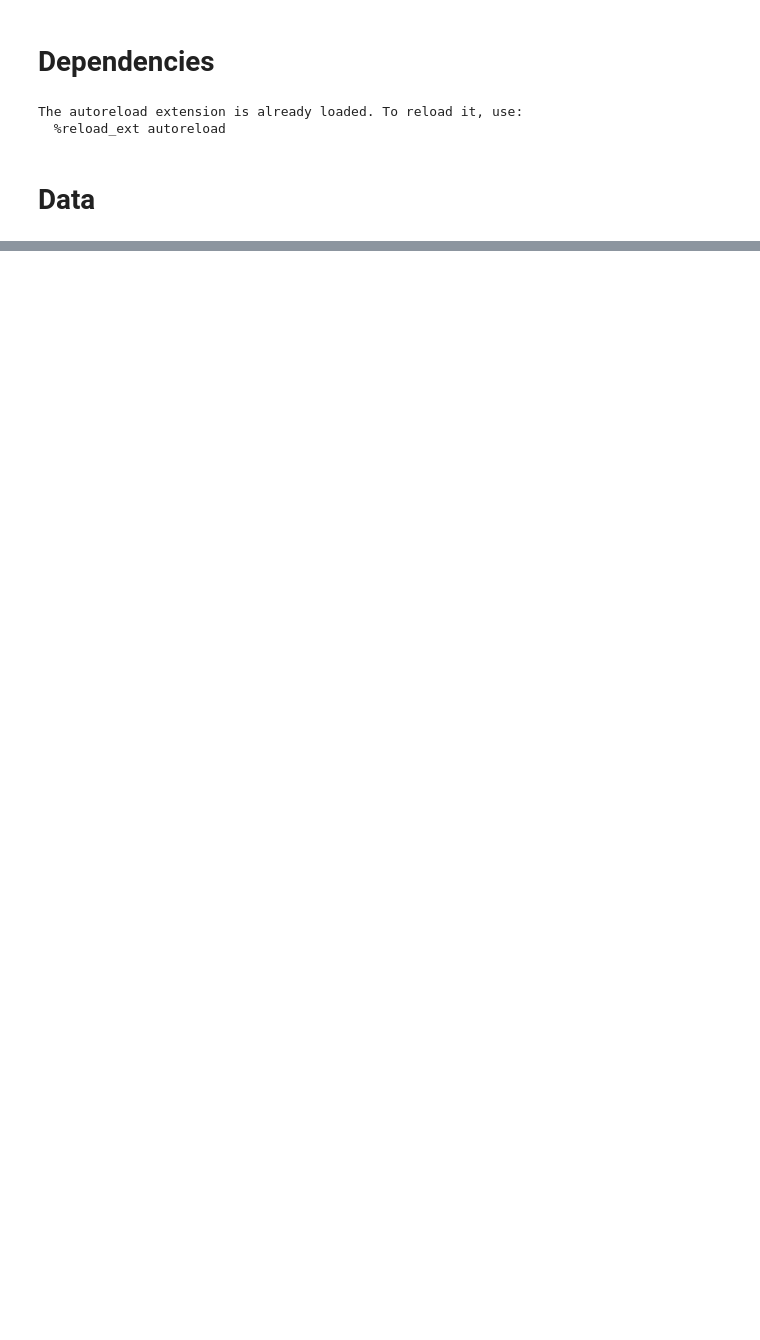
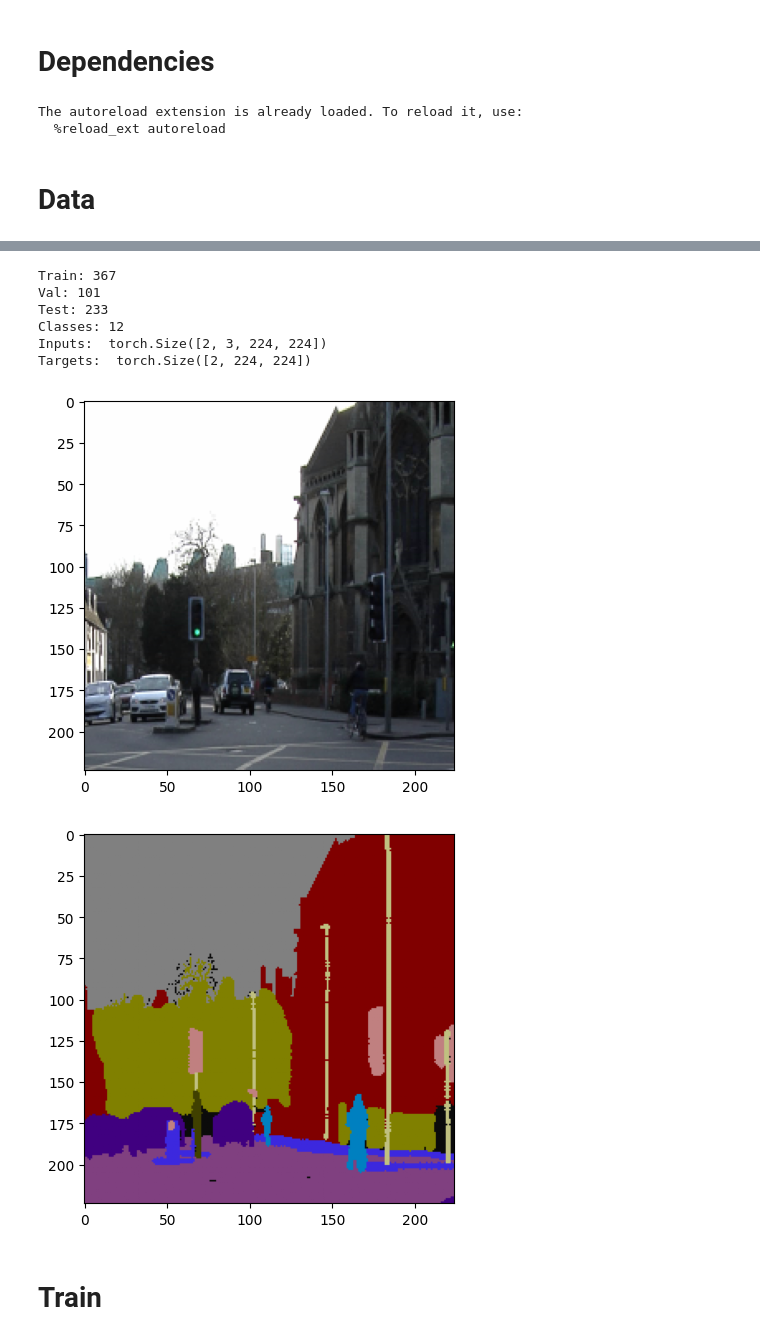
Before and after one commit to BrainBow65/pytorch_tiramisu, a Jupyter notebook: new_train.ipynb, the cells around one changed output, grey strips where cells are left out. Cells and saved outputs as stored; diff of their text form; code cells hidden in the pictures; blank space fills up the shorter version.

Commit message:
reached training

```diff
--- a/new_train.ipynb
+++ b/new_train.ipynb
@@ -63,0 +64,23 @@ test_loader = torch.utils.data.DataLoader(
+# %%
+print("Train: %d" %len(train_loader.dataset.imgs))
+print("Val: %d" %len(val_loader.dataset.imgs))
+print("Test: %d" %len(test_loader.dataset.imgs))
+print("Classes: %d" % len(train_loader.dataset.classes))
+
+inputs, targets = next(iter(train_loader))
+print("Inputs: ", inputs.size())
+print("Targets: ", targets.size())
+
+utils.imgs.view_image(inputs[0])
+utils.imgs.view_annotated(targets[0])
+# %% [output]
+Train: 367
+Val: 101
+Test: 233
+Classes: 12
+Inputs:  torch.Size([2, 3, 224, 224])
+Targets:  torch.Size([2, 224, 224])
+[figure, added]
+[figure, added]
+# %% [markdown]
+# Train
```
Also changed, not shown: parts of 2 cells of this notebook.
